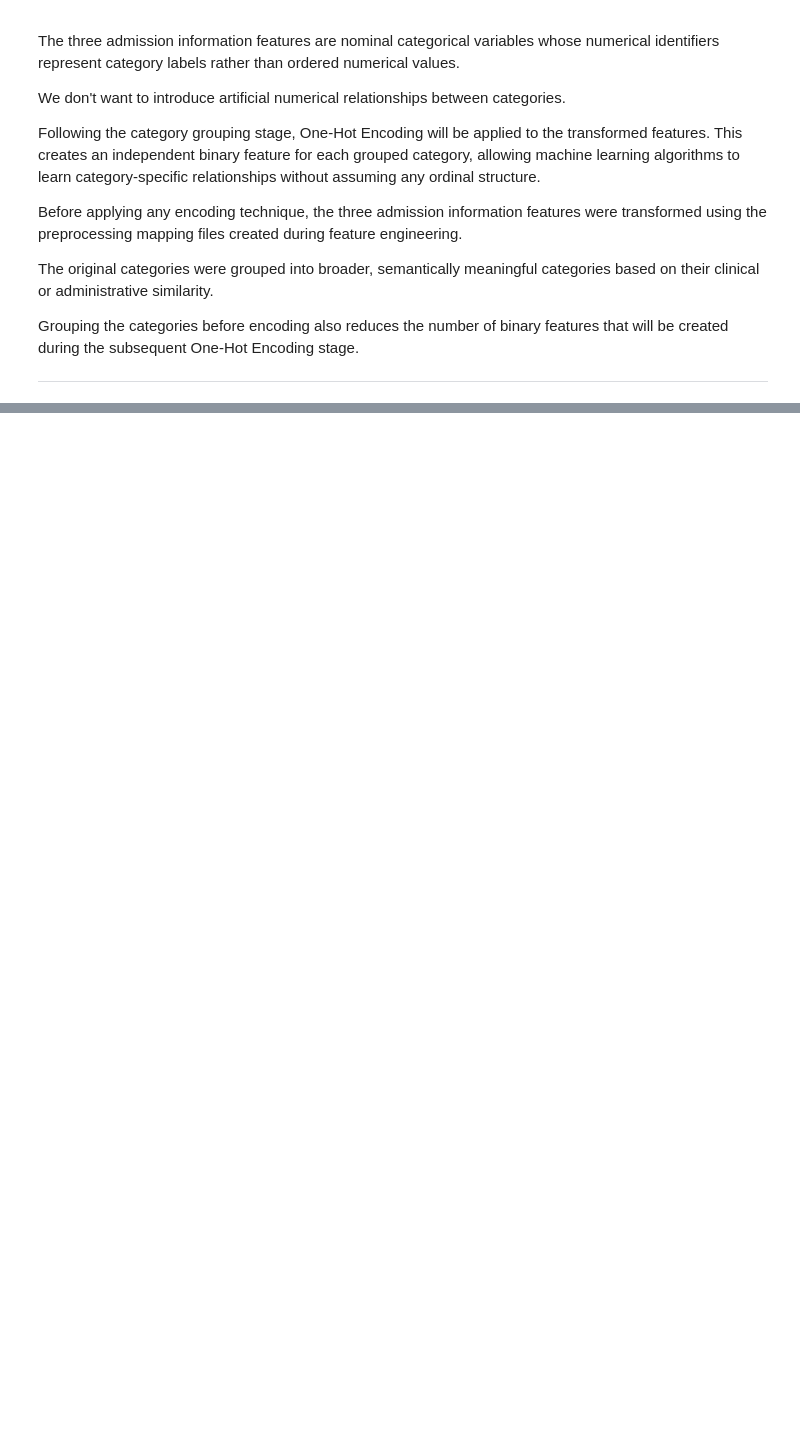
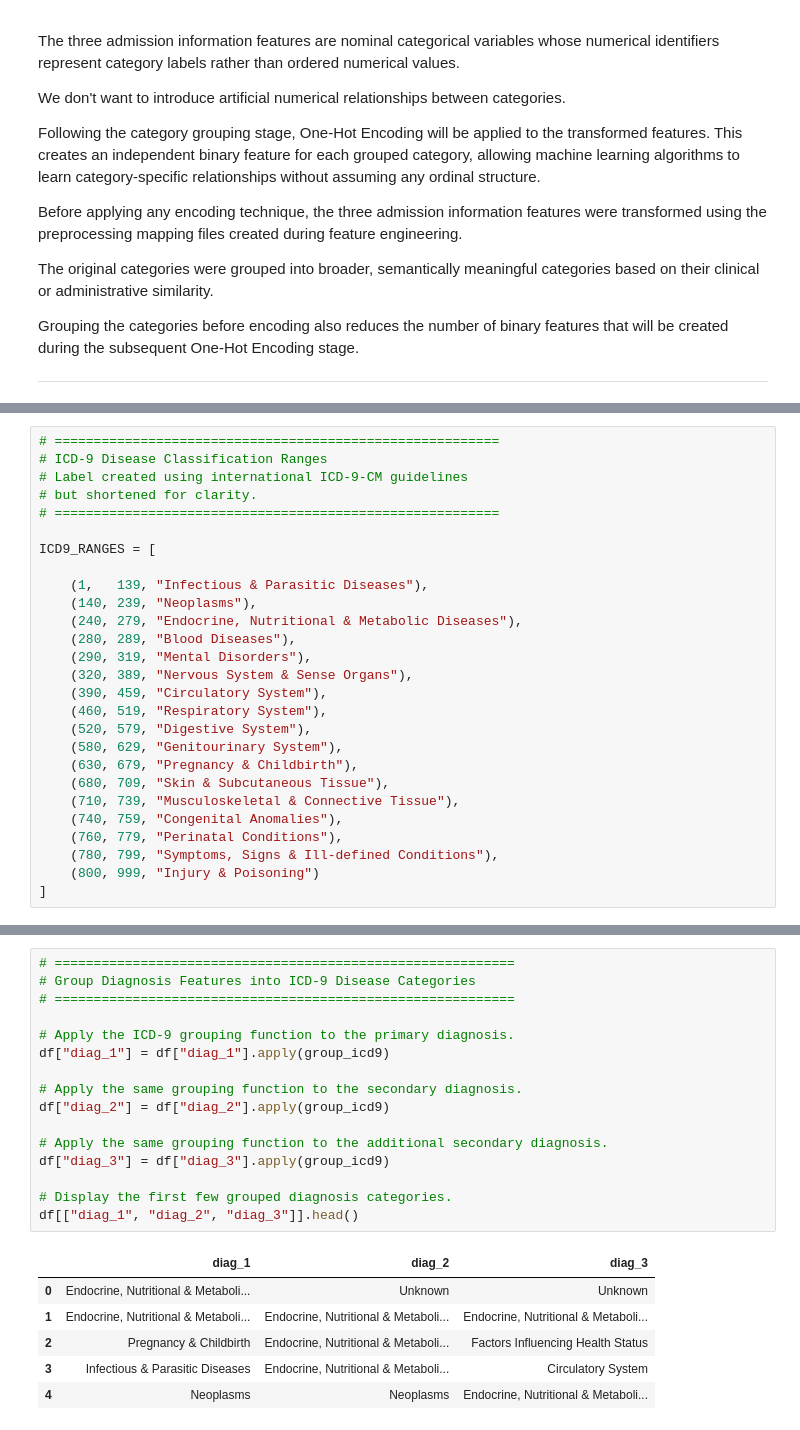
Before and after one commit to ajay-nagpal/Hospital-Readmission-Prediction, a Jupyter notebook: hospital_readmission.ipynb, the cells around one changed output, grey strips where cells are left out. Drawn from its saved outputs; the diff is of its cells as text; blank space fills up the shorter version.

```diff
--- a/hospital_readmission.ipynb
+++ b/hospital_readmission.ipynb
@@ -1541,0 +1603,27 @@ Grouping the categories before encoding also reduces the number of binary featur
+# %%
+# =========================================================
+# ICD-9 Disease Classification Ranges
+# Label created using international ICD-9-CM guidelines
+# but shortened for clarity.
+# =========================================================
+
+ICD9_RANGES = [
+
+    (1,   139, "Infectious & Parasitic Diseases"),
+    (140, 239, "Neoplasms"),
+    (240, 279, "Endocrine, Nutritional & Metabolic Diseases"),
+    (280, 289, "Blood Diseases"),
+    (290, 319, "Mental Disorders"),
+    (320, 389, "Nervous System & Sense Organs"),
+    (390, 459, "Circulatory System"),
+    (460, 519, "Respiratory System"),
+    (520, 579, "Digestive System"),
+    (580, 629, "Genitourinary System"),
+    (630, 679, "Pregnancy & Childbirth"),
+    (680, 709, "Skin & Subcutaneous Tissue"),
+    (710, 739, "Musculoskeletal & Connective Tissue"),
+    (740, 759, "Congenital Anomalies"),
+    (760, 779, "Perinatal Conditions"),
+    (780, 799, "Symptoms, Signs & Ill-defined Conditions"),
+    (800, 999, "Injury & Poisoning")
+]
@@ -1541,0 +1682,23 @@ Grouping the categories before encoding also reduces the number of binary featur
+# %%
+# ===========================================================
+# Group Diagnosis Features into ICD-9 Disease Categories
+# ===========================================================
+
+# Apply the ICD-9 grouping function to the primary diagnosis.
+df["diag_1"] = df["diag_1"].apply(group_icd9)
+
+# Apply the same grouping function to the secondary diagnosis.
+df["diag_2"] = df["diag_2"].apply(group_icd9)
+
+# Apply the same grouping function to the additional secondary diagnosis.
+df["diag_3"] = df["diag_3"].apply(group_icd9)
+
+# Display the first few grouped diagnosis categories.
+df[["diag_1", "diag_2", "diag_3"]].head()
+# %% [output]
+|  | diag_1 | diag_2 | diag_3 |
+| 0 | Endocrine, Nutritional & Metaboli... | Unknown | Unknown |
+| 1 | Endocrine, Nutritional & Metaboli... | Endocrine, Nutritional & Metaboli... | Endocrine, Nutritional & Metaboli... |
+| 2 | Pregnancy & Childbirth | Endocrine, Nutritional & Metaboli... | Factors Influencing Health Status |
+| 3 | Infectious & Parasitic Diseases | Endocrine, Nutritional & Metaboli... | Circulatory System |
+| 4 | Neoplasms | Neoplasms | Endocrine, Nutritional & Metaboli... |
```
Also changed, not shown: parts of 32 cells of this notebook.
